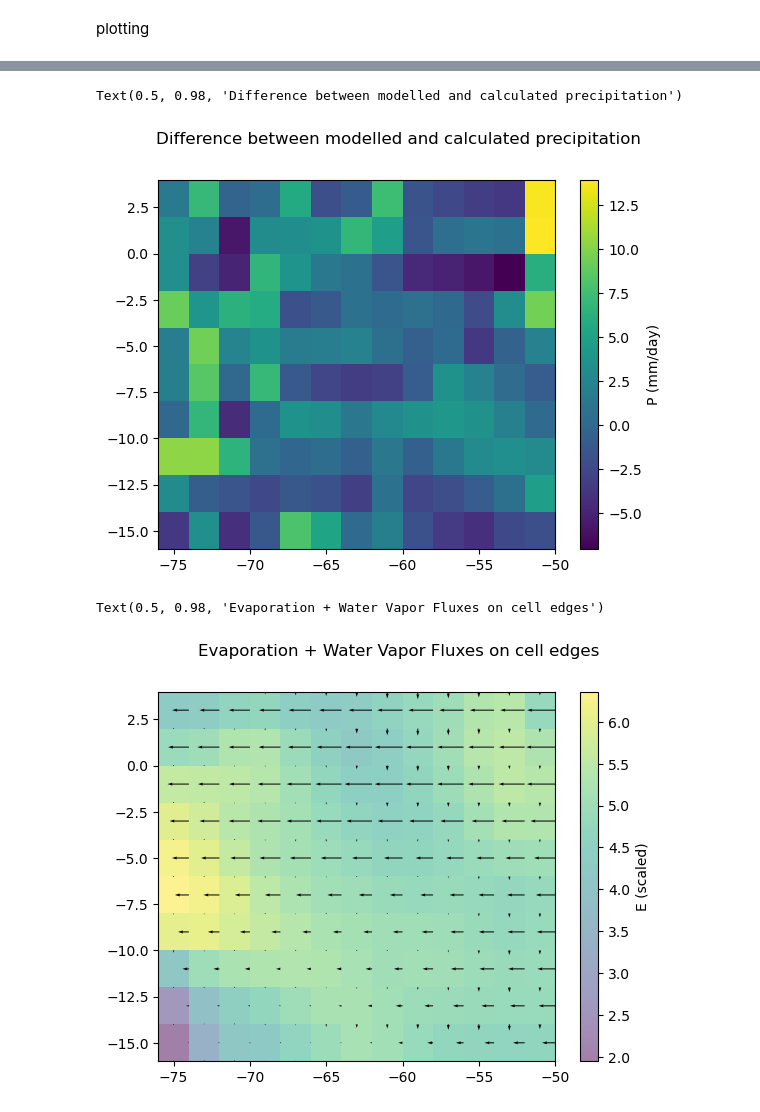
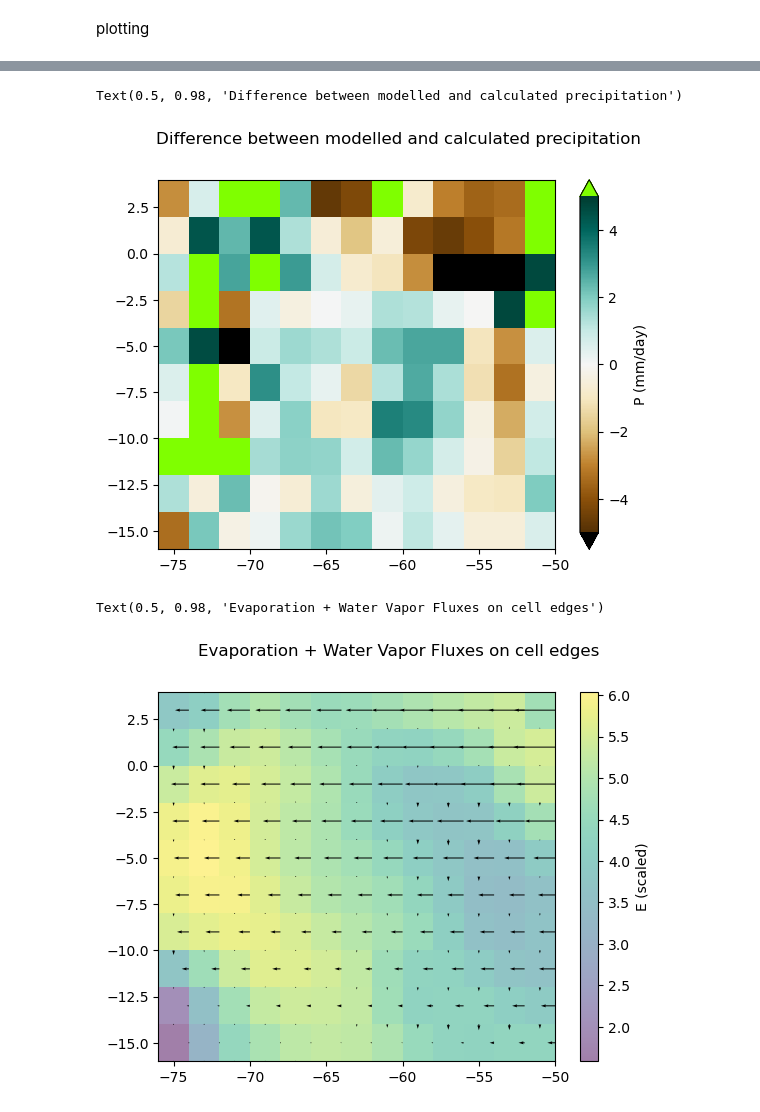
Before and after one commit to Assimila/f4r-bulk-recycling-model, a Jupyter notebook: plot_dao_data.ipynb, the cells around one changed output, grey strips where cells are left out. Cells and saved outputs as stored; diff of their text form; code cells hidden in the pictures.

```diff
--- a/plot_dao_data.ipynb
+++ b/plot_dao_data.ipynb
@@ -152,8 +207,11 @@ Fy_top = preprocess.prepare_Fy_top(Fy)
 # %%
 # convert E to scaled units
-E = scaling.evaporation.convert(ds["Evap"].values, UnitSystem.natural, UnitSystem.scaled)
+E_scaled = scaling.evaporation.convert(ds["Evap"].values, UnitSystem.natural, UnitSystem.scaled)
 # %%
 # preprocess E onto the secondary grid
-E = preprocess.prepare_E(E)
+E = np.empty((E_scaled.shape[0]-1,E_scaled.shape[1]-1,E_scaled.shape[2]))
+
+for i,time in enumerate(ds.time):
+    E[:,:,i] = preprocess.prepare_E(E_scaled[:,:,i])
 # %%
 # compute P
@@ -183,6 +258,12 @@ Text(0.5, 0.98, 'Calculated Precipitation')
 # %%
 # get modelled P on the secondary grid
-modelled_P = preprocess.prepare_P(ds["Prec"].values)
+#modelled_P = preprocess.prepare_P(ds["Prec"].values)
+
+modelled_P = np.empty((E_scaled.shape[0]-1,E_scaled.shape[1]-1,E_scaled.shape[2]))
+
+for i,time in enumerate(ds.time):
+    modelled_P[:,:,i] = preprocess.prepare_P(ds["Prec"][:,:,i].values)
+
 # convert modelled P to scaled units
 modelled_P = scaling.precipitation.convert(modelled_P, UnitSystem.natural, UnitSystem.scaled)
 # %%
@@ -195,0 +277,14 @@ Comparing modelled and calculated precipitation RMSE: 4.17768849678959
+# %%
+fig, ax = plt.subplots()
+cmap=plt.cm.viridis
+cmap.set_extremes(over='yellow')
+cmap.set_extremes(under='red')
+
+modelled_Pplot = np.mean(modelled_P, axis=2)
+
+collection = plotting.pcolormesh(ax, modelled_Pplot, lon_axis, lat_axis,
+                                     alpha=1,cmap=cmap,
+                                     vmin=0.0,vmax=20.0)
+fig.colorbar(collection, label="P (secondary grid)",extend='min')
+plt.show()
+plt.clf()
@@ -196,19 +294,29 @@ Comparing modelled and calculated precipitation RMSE: 4.17768849678959
 # %%
 # difference between modelled and calculated precipitation
 fig, ax = plt.subplots()
-collection = plotting.pcolormesh(ax, P - modelled_P, lon_axis, lat_axis)
-fig.colorbar(collection, label="P (mm/day)")
+cmap=plt.cm.BrBG
+cmap.set_extremes(over='chartreuse')
+cmap.set_extremes(under='black')
+diff = Pplot - modelled_Pplot
+collection = plotting.pcolormesh(ax, diff, lon_axis, lat_axis,vmin=-5,vmax=5,cmap=cmap)
+fig.colorbar(collection, label="P (mm/day)",extend="both")
 fig.suptitle("Difference between modelled and calculated precipitation")
 # %% [output]
 Text(0.5, 0.98, 'Difference between modelled and calculated precipitation')
-[figure, old version]
+[figure, new version]
 # %%
 # Create a quiver plot
+
+Fx_right_plot = np.mean(Fx_right, axis=2)
+Fx_left_plot = np.mean(Fx_left, axis=2)
+Fy_bottom_plot = np.mean(Fy_bottom, axis=2)
+Fy_top_plot = np.mean(Fy_top, axis=2)
+
 fig, ax = plt.subplots()
-collection = plotting.pcolormesh(ax, E, lon_axis, lat_axis, alpha=0.5)
+collection = plotting.pcolormesh(ax, Eplot, lon_axis, lat_axis, alpha=0.5)
 fig.colorbar(collection, label="E (scaled)")
-plotting.quiver(ax, Fx_left, Fx_right, Fy_bottom, Fy_top, lon_axis, lat_axis)
+plotting.quiver(ax, Fx_left_plot, Fx_right_plot, Fy_bottom_plot, Fy_top_plot, lon_axis, lat_axis)
 fig.suptitle("Evaporation + Water Vapor Fluxes on cell edges")
 # %% [output]
 Text(0.5, 0.98, 'Evaporation + Water Vapor Fluxes on cell edges')
-[figure, old version]
+[figure, new version]
```
Also changed, not shown: parts of 12 cells of this notebook, 2 other files.
